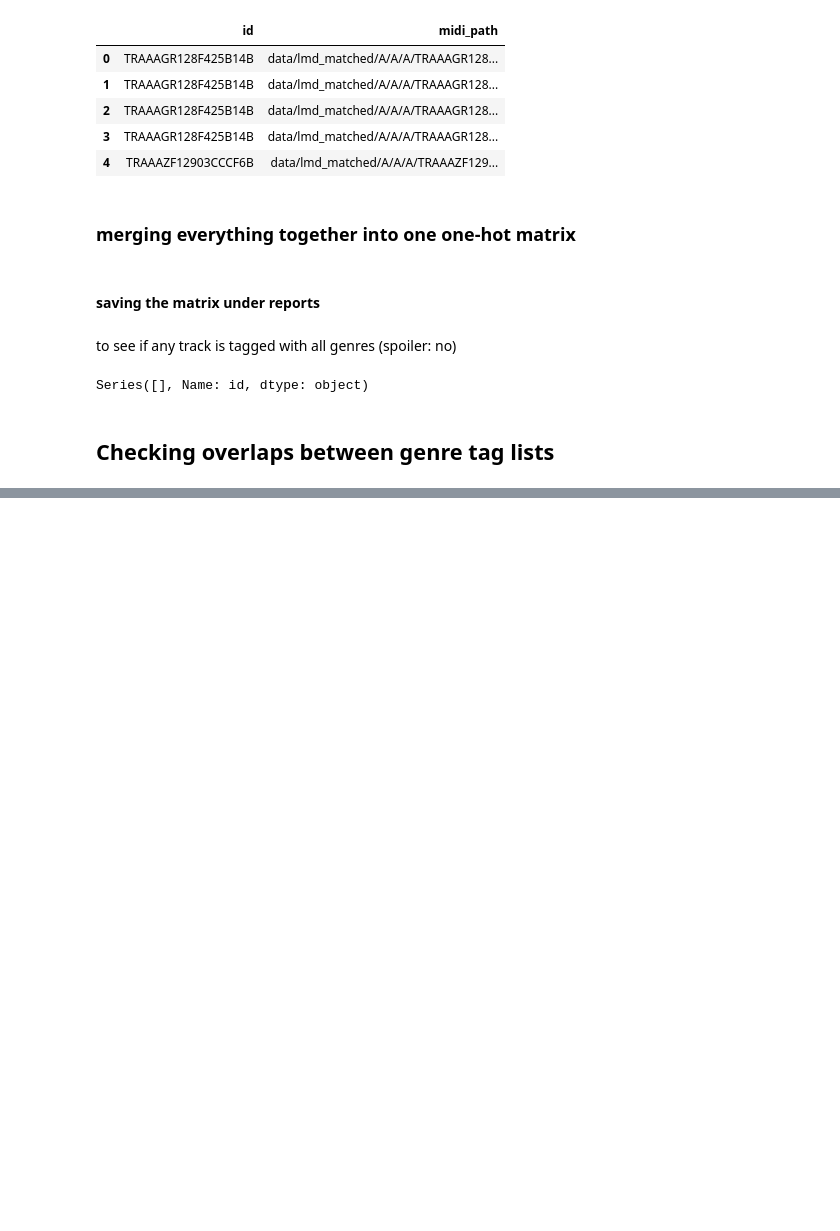
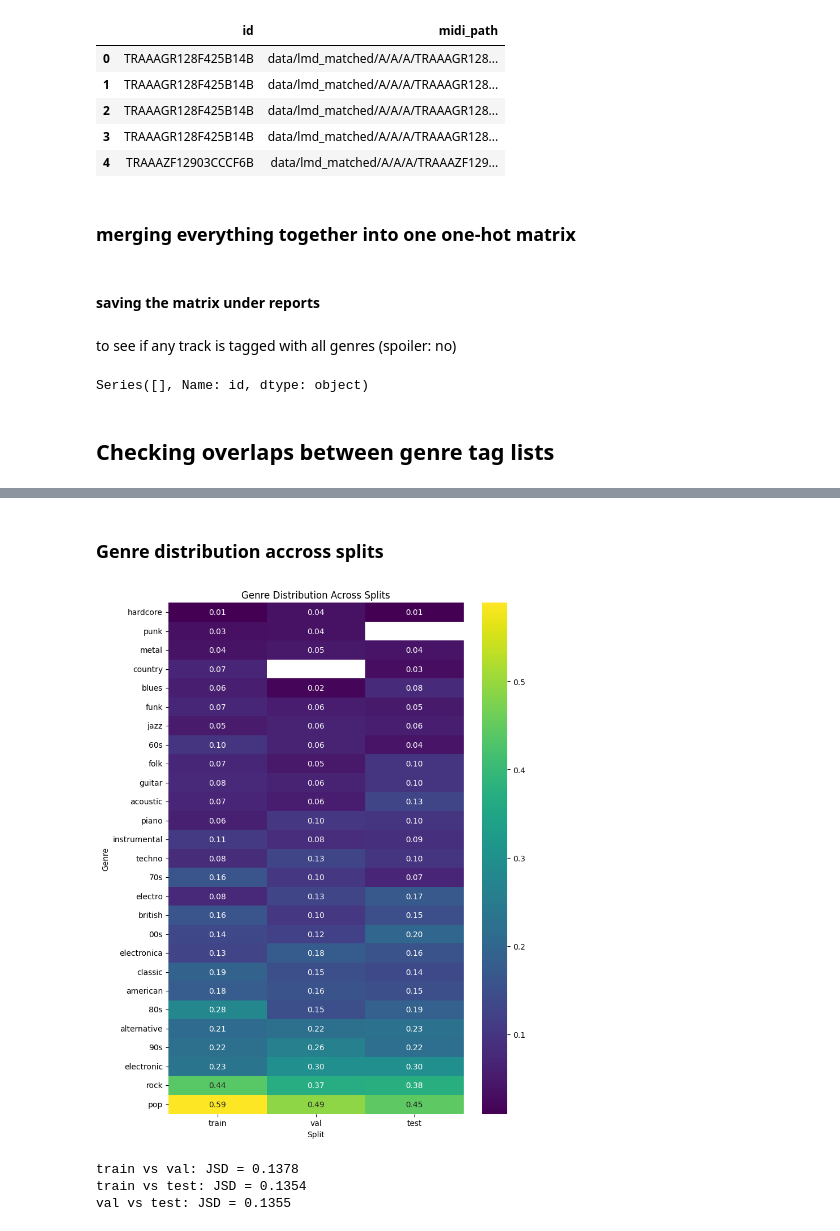
Before and after one commit to Alkhatir/duet-of-models, a Jupyter notebook: data_exploring.ipynb, the cells around one changed output, grey strips where cells are left out. Saved outputs shown, nothing was run; the diff lists cells and outputs as text; code cells hidden in the pictures; blank space fills up the shorter version.

```diff
--- a/data_exploring.ipynb
+++ b/data_exploring.ipynb
@@ -575,0 +635,74 @@ For example, when doing 'df[col].method(value, inplace=True)', try using 'df.met
+# %% [markdown]
+### Genre distribution accross splits
+# %%
+import seaborn as sns
+import json
+
+json_path = "data_reports/splits/split_report.json"
+with open(json_path, "r") as f:
+    data = json.load(f)
+splits = data["splits"]
+
+rows = []
+
+for split_name, split_data in splits.items():
+    genre_dict = split_data["genre_id_proportions"]
+
+    for genre, value in genre_dict.items():
+        clean_genre = genre.replace("genre:", "")  # remove prefix
+        rows.append({
+            "genre": clean_genre,
+            "split": split_name,
+            "proportion": value
+        })
+
+df = pd.DataFrame(rows)
+heatmap_data = df.pivot(index="genre", columns="split", values="proportion")
+heatmap_data = heatmap_data[["train", "val", "test"]]
+heatmap_data = heatmap_data.loc[
+    heatmap_data.mean(axis=1).sort_values(ascending=True).index
+]
+plt.figure(figsize=(8, 10))
+
+sns.heatmap(
+    heatmap_data,
+    annot=True,
+    fmt=".2f",
+    cmap="viridis"
+)
+
+plt.title("Genre Distribution Across Splits")
+plt.xlabel("Split")
+plt.ylabel("Genre")
+
+plt.tight_layout()
+plt.show()
+# %% [output]
+[figure, added]
+# %%
+import numpy as np
+from scipy.spatial.distance import jensenshannon
+def jsd(df: pd.DataFrame):
+    """Compute pairwise Jensen-Shannon Divergence between columns of a DataFrame.
+    Returns a DataFrame of JSD values with columns and index as the input columns.
+    param df: DataFrame where each column is a probability distribution (sums to 1 and idealy the heatmap matrix).
+    """
+    def compute_jsd(p, q):
+        # ensure same ordering + no zeros
+        p = np.asarray(p) + 1e-12
+        q = np.asarray(q) + 1e-12
+
+        return jensenshannon(p, q)
+    splits = df.columns
+
+    for i in range(len(splits)):
+        for j in range(i+1, len(splits)):
+            s1, s2 = splits[i], splits[j]
+            score = compute_jsd(df[s1], df[s2])
+            print(f"{s1} vs {s2}: JSD = {score:.4f}")
+
+jsd(heatmap_data.copy().fillna(0))
+# %% [output]
+train vs val: JSD = 0.1378
+train vs test: JSD = 0.1354
+val vs test: JSD = 0.1355
```
Also changed, not shown: parts of 16 cells of this notebook.
